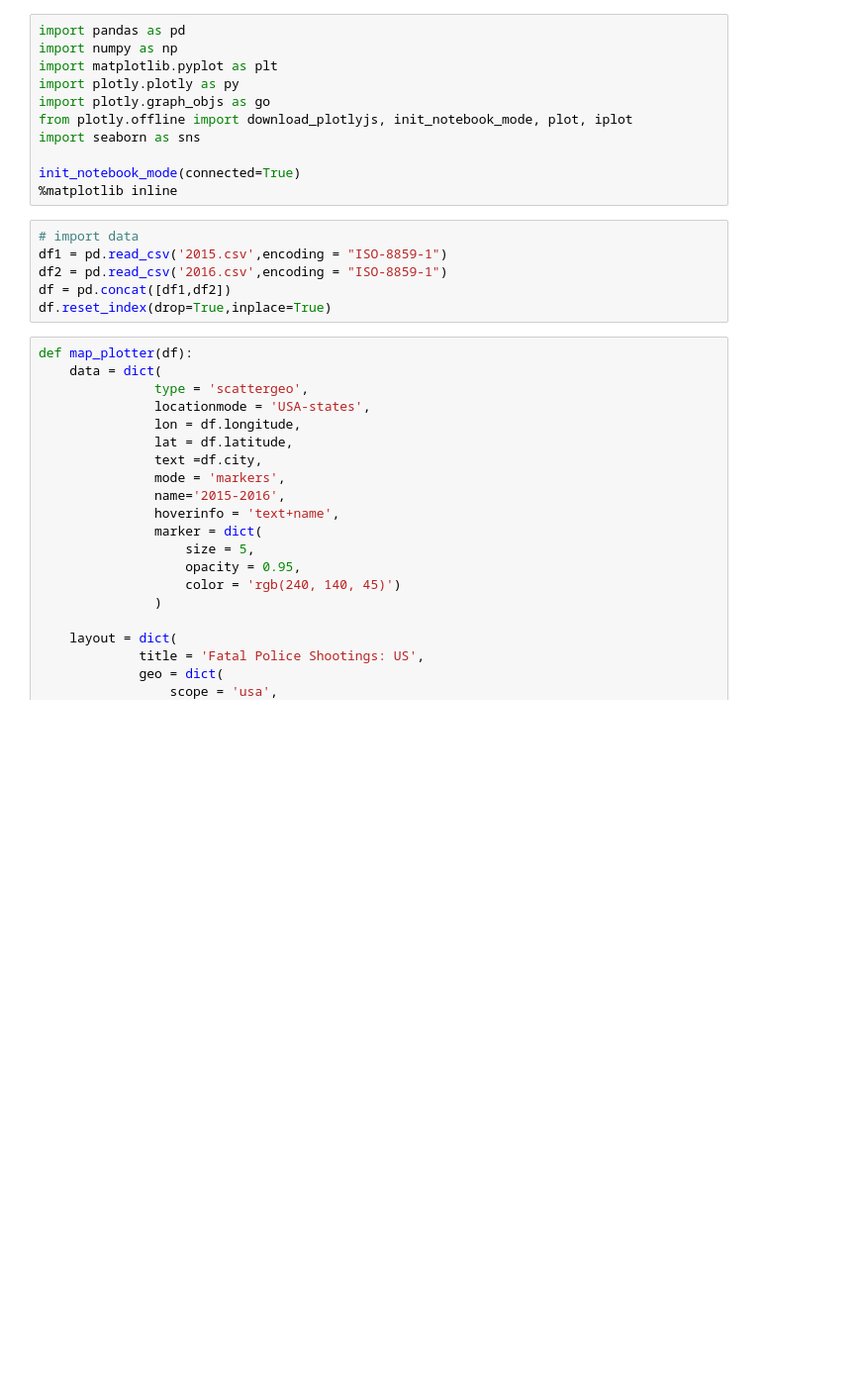
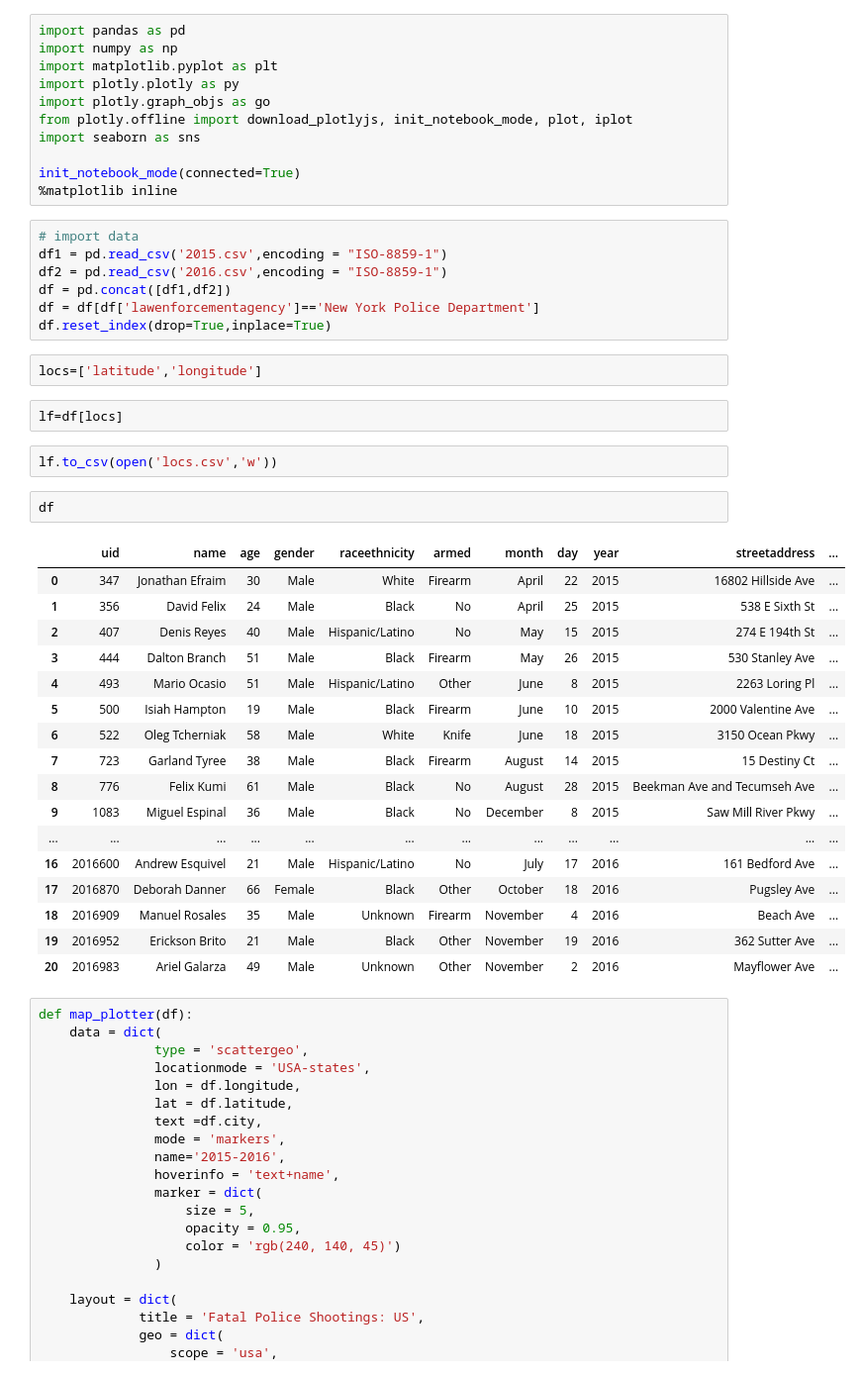
Before and after one commit to minasso/Police_Shootings, a Jupyter notebook: Fatal Police Shootings Map- NYC.ipynb, the cells around one changed output. Shown at 99% size. Saved outputs shown, nothing was run; the diff lists cells and outputs as text; blank space fills up the shorter version.

```diff
--- a/Fatal Police Shootings Map- NYC.ipynb
+++ b/Fatal Police Shootings Map- NYC.ipynb
@@ -14,7 +14,34 @@ init_notebook_mode(connected=True)
 df1 = pd.read_csv('2015.csv',encoding = "ISO-8859-1")
 df2 = pd.read_csv('2016.csv',encoding = "ISO-8859-1")
 df = pd.concat([df1,df2])
+df = df[df['lawenforcementagency']=='New York Police Department']
 df.reset_index(drop=True,inplace=True)
+# %%
+locs=['latitude','longitude']
+# %%
+lf=df[locs]
+# %%
+lf.to_csv(open('locs.csv','w'))
+# %%
+df
+# %% [output]
+|  | uid | name | age | gender | raceethnicity | armed | month | day | year | streetaddress | ... |
+| 0 | 347 | Jonathan Efraim | 30 | Male | White | Firearm | April | 22 | 2015 | 16802 Hillside Ave | ... |
+| 1 | 356 | David Felix | 24 | Male | Black | No | April | 25 | 2015 | 538 E Sixth St | ... |
+| 2 | 407 | Denis Reyes | 40 | Male | Hispanic/Latino | No | May | 15 | 2015 | 274 E 194th St | ... |
+| 3 | 444 | Dalton Branch | 51 | Male | Black | Firearm | May | 26 | 2015 | 530 Stanley Ave | ... |
+| 4 | 493 | Mario Ocasio | 51 | Male | Hispanic/Latino | Other | June | 8 | 2015 | 2263 Loring Pl | ... |
+| 5 | 500 | Isiah Hampton | 19 | Male | Black | Firearm | June | 10 | 2015 | 2000 Valentine Ave | ... |
+| 6 | 522 | Oleg Tcherniak | 58 | Male | White | Knife | June | 18 | 2015 | 3150 Ocean Pkwy | ... |
+| 7 | 723 | Garland Tyree | 38 | Male | Black | Firearm | August | 14 | 2015 | 15 Destiny Ct | ... |
+| 8 | 776 | Felix Kumi | 61 | Male | Black | No | August | 28 | 2015 | Beekman Ave and Tecumseh Ave | ... |
+| 9 | 1083 | Miguel Espinal | 36 | Male | Black | No | December | 8 | 2015 | Saw Mill River Pkwy | ... |
+| ... | ... | ... | ... | ... | ... | ... | ... | ... | ... | ... | ... |
+| 16 | 2016600 | Andrew Esquivel | 21 | Male | Hispanic/Latino | No | July | 17 | 2016 | 161 Bedford Ave | ... |
+| 17 | 2016870 | Deborah Danner | 66 | Female | Black | Other | October | 18 | 2016 | Pugsley Ave | ... |
+| 18 | 2016909 | Manuel Rosales | 35 | Male | Unknown | Firearm | November | 4 | 2016 | Beach Ave | ... |
+| 19 | 2016952 | Erickson Brito | 21 | Male | Black | Other | November | 19 | 2016 | 362 Sutter Ave | ... |
+| 20 | 2016983 | Ariel Galarza | 49 | Male | Unknown | Other | November | 2 | 2016 | Mayflower Ave | ... |
 # %%
 def map_plotter(df):
     data = dict(
```
Also changed, not shown: 5 other files.
